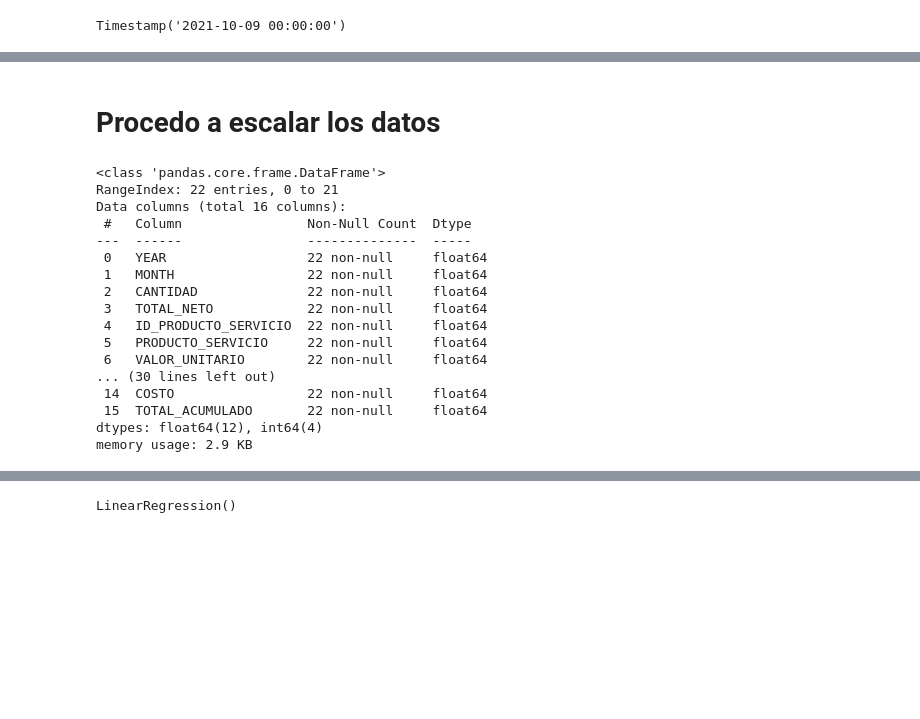
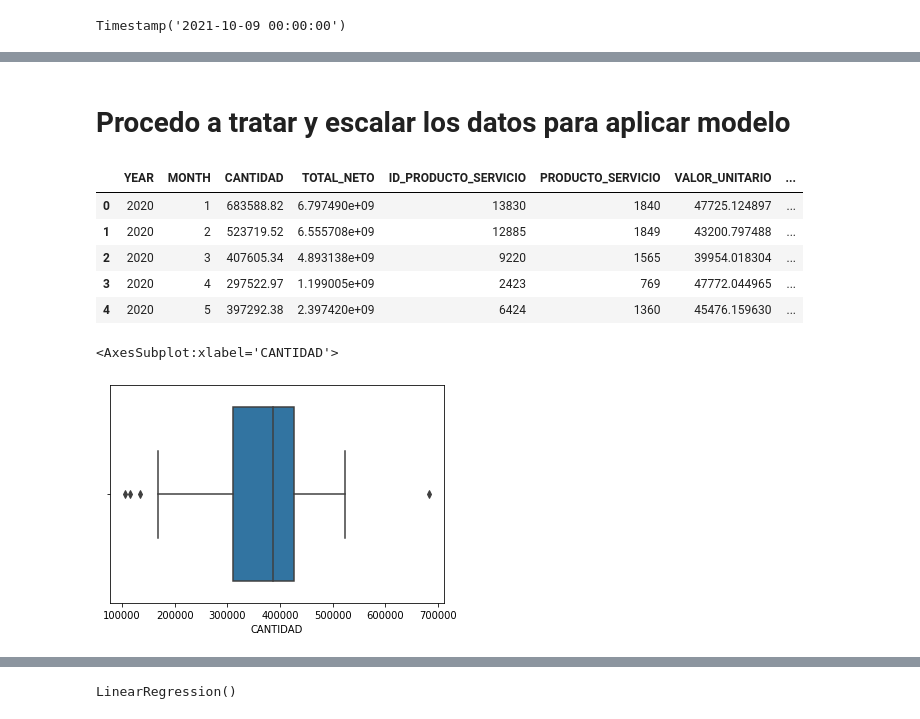
Before and after one commit to negly/ds-notebooks, a Jupyter notebook: DistriasNotebook.ipynb, the cells around one changed output, grey strips where cells are left out. Saved outputs shown, nothing was run; the diff lists cells and outputs as text; code cells hidden in the pictures; blank space fills up the shorter version.

```diff
--- a/DistriasNotebook.ipynb
+++ b/DistriasNotebook.ipynb
@@ -153,5 +179,5 @@ df_distrias_grouped['TOTAL_ACUMULADO'] = df_distrias_grouped['VALOR_TOTAL'].cums
 # %% [markdown]
-<h1>Procedo a escalar los datos</h1>
+<h1>Procedo a tratar y escalar los datos para aplicar modelo</h1>
 # %%
 from sklearn.preprocessing import StandardScaler
 from sklearn.linear_model import LinearRegression
@@ -164,22 +189,10 @@ standard_df = pd.DataFrame(standard_df,columns = list(df_distrias_grouped.column
 # %%
-standard_df.info()
-df_distrias_grouped.info()
+df_distrias_grouped.head()
 # %% [output]
-<class 'pandas.core.frame.DataFrame'>
-RangeIndex: 22 entries, 0 to 21
-Data columns (total 16 columns):
- #   Column                Non-Null Count  Dtype
----  ------                --------------  -----
- 0   YEAR                  22 non-null     float64
- 1   MONTH                 22 non-null     float64
- 2   CANTIDAD              22 non-null     float64
- 3   TOTAL_NETO            22 non-null     float64
- 4   ID_PRODUCTO_SERVICIO  22 non-null     float64
- 5   PRODUCTO_SERVICIO     22 non-null     float64
- 6   VALOR_UNITARIO        22 non-null     float64
-... (30 lines left out)
- 14  COSTO                 22 non-null     float64
- 15  TOTAL_ACUMULADO       22 non-null     float64
-dtypes: float64(12), int64(4)
-memory usage: 2.9 KB
+|  | YEAR | MONTH | CANTIDAD | TOTAL_NETO | ID_PRODUCTO_SERVICIO | PRODUCTO_SERVICIO | VALOR_UNITARIO | ... |
+| 0 | 2020 | 1 | 683588.82 | 6.797490e+09 | 13830 | 1840 | 47725.124897 | ... |
+| 1 | 2020 | 2 | 523719.52 | 6.555708e+09 | 12885 | 1849 | 43200.797488 | ... |
+| 2 | 2020 | 3 | 407605.34 | 4.893138e+09 | 9220 | 1565 | 39954.018304 | ... |
+| 3 | 2020 | 4 | 297522.97 | 1.199005e+09 | 2423 | 769 | 47772.044965 | ... |
+| 4 | 2020 | 5 | 397292.38 | 2.397420e+09 | 6424 | 1360 | 45476.159630 | ... |
 # %%
@@ -190,0 +218,5 @@ X = X.drop(['CANTIDAD'], axis = 1)
+# %%
+sns.boxplot(x=df_distrias_grouped['CANTIDAD'])
+# %% [output]
+<AxesSubplot:xlabel='CANTIDAD'>
+[figure, added]
```
Also changed, not shown: parts of 28 cells of this notebook.
